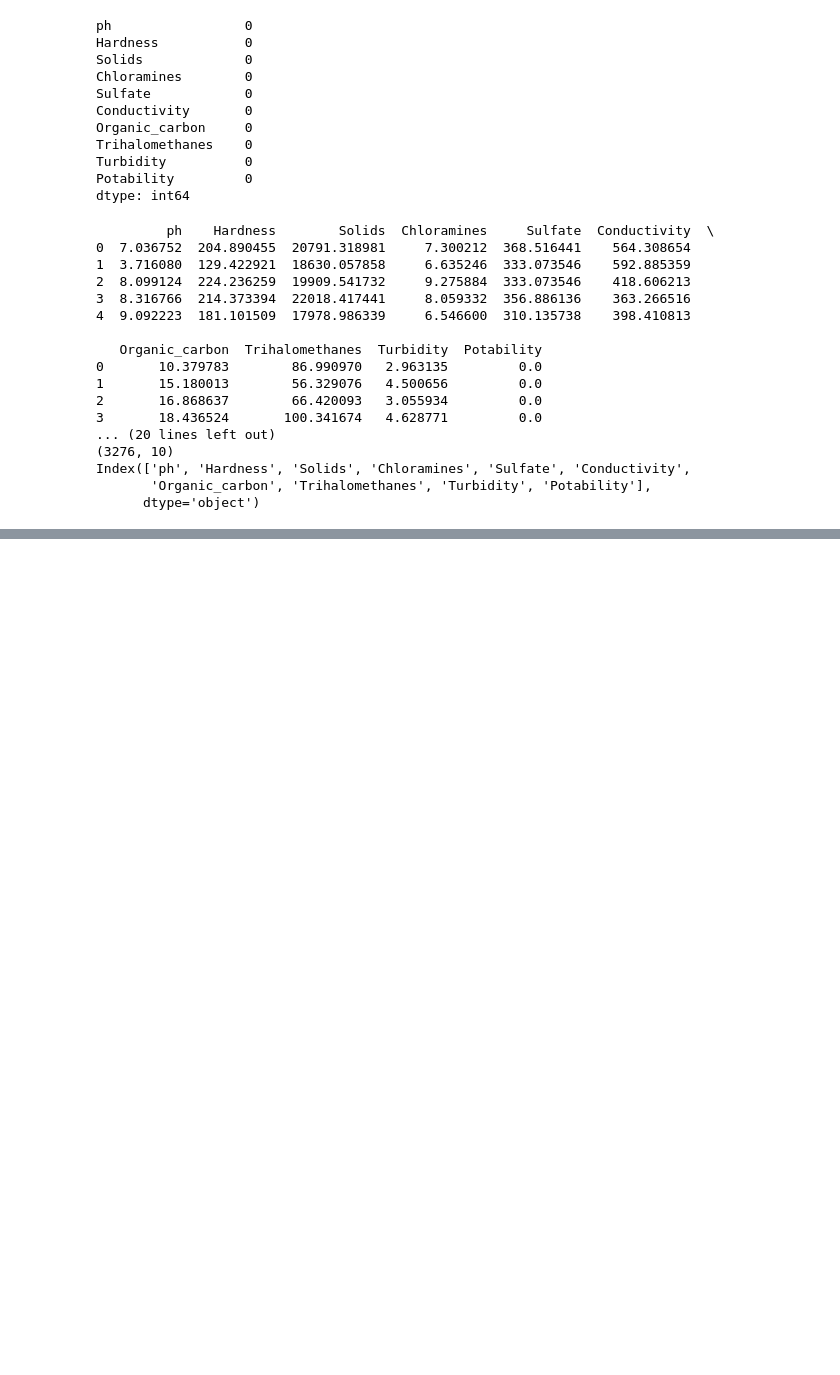
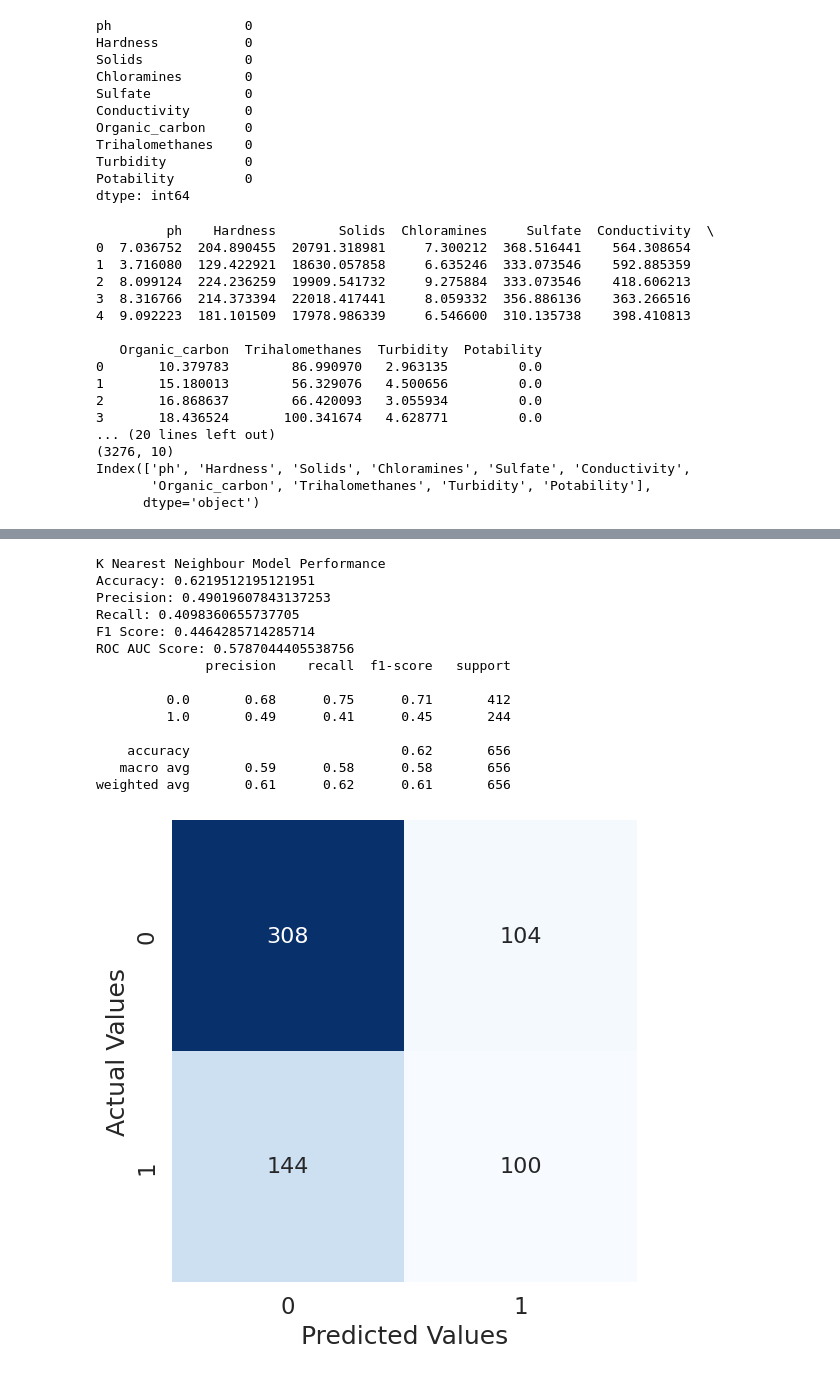
Before and after one commit to maverick98/Coursera, a Jupyter notebook: machine_learning_assignment_1.ipynb, the cells around one changed output, grey strips where cells are left out. Saved outputs shown, nothing was run; the diff lists cells and outputs as text; code cells hidden in the pictures; blank space fills up the shorter version.

```diff
--- a/machine_learning_assignment_1.ipynb
+++ b/machine_learning_assignment_1.ipynb
@@ -365,0 +436,18 @@ weighted avg       0.58      0.57      0.57       656
+# %%
+model_prediction(knn_model,'K Nearest Neighbour Model Performance')
+# %% [output]
+K Nearest Neighbour Model Performance
+Accuracy: 0.6219512195121951
+Precision: 0.49019607843137253
+Recall: 0.4098360655737705
+F1 Score: 0.4464285714285714
+ROC AUC Score: 0.5787044405538756
+              precision    recall  f1-score   support
+
+         0.0       0.68      0.75      0.71       412
+         1.0       0.49      0.41      0.45       244
+
+    accuracy                           0.62       656
+   macro avg       0.59      0.58      0.58       656
+weighted avg       0.61      0.62      0.61       656
+[figure, added]
```
Also changed, not shown: parts of 20 cells of this notebook.
